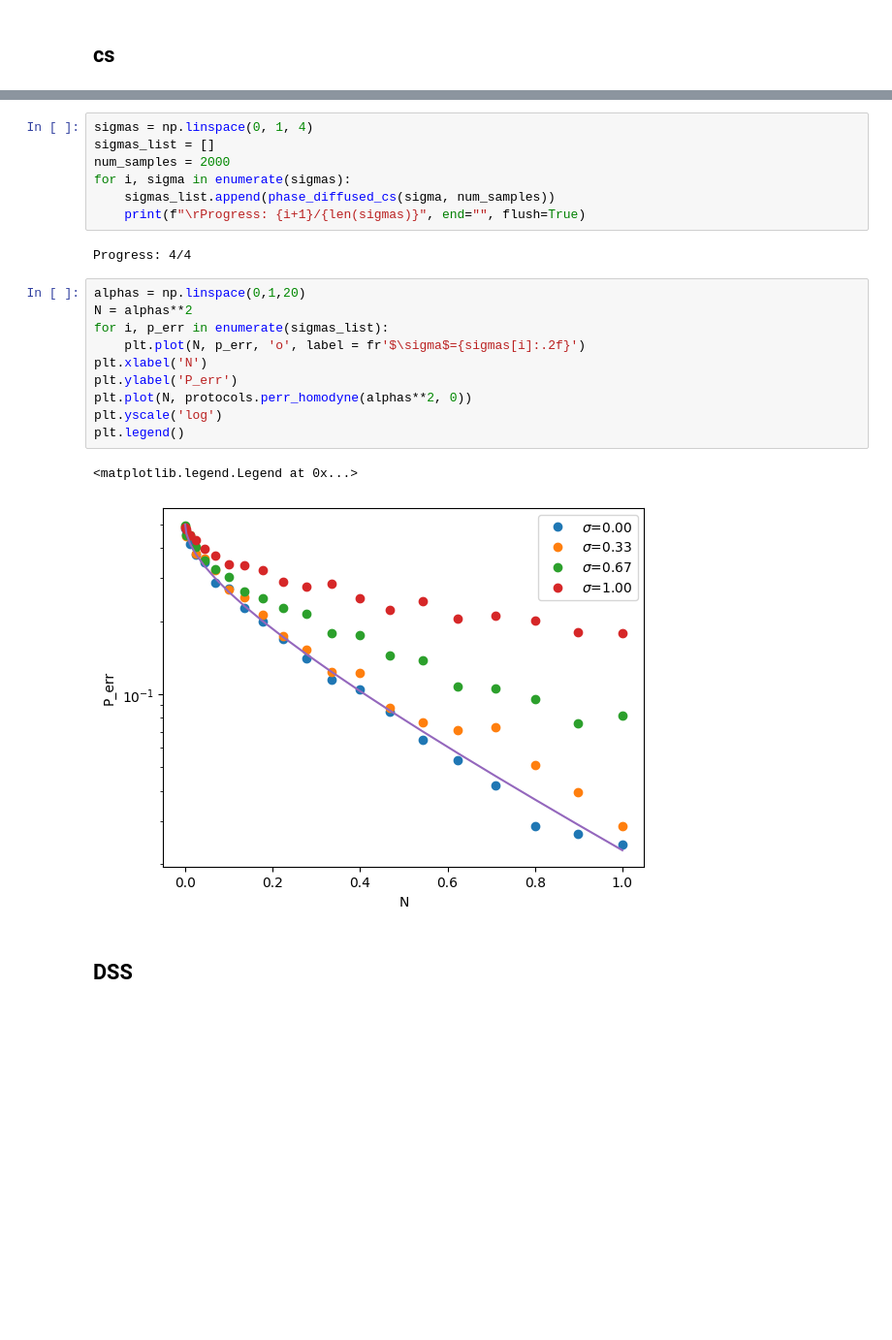
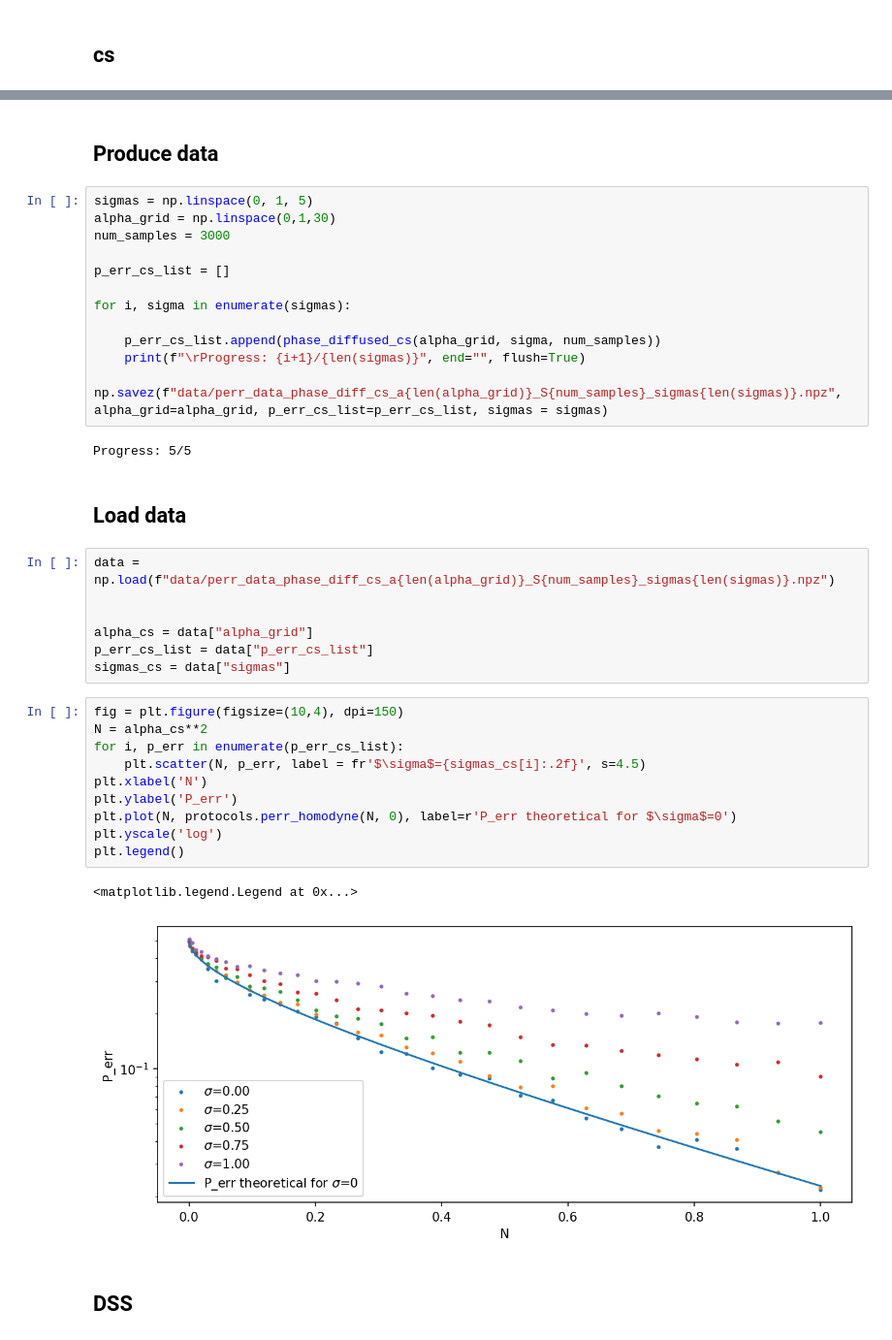
Before and after one commit to KPourgourides/Quantum-Communications-Internship-IRIDA-, a Jupyter notebook: phase_diffusion_protocol.ipynb, the cells around one changed output, grey strips where cells are left out. Shown at 97% size. Drawn from its saved outputs; the diff is of its cells as text; blank space fills up the shorter version.

Commit message:
organized file and produced data

```diff
--- a/phase_diffusion_protocol.ipynb
+++ b/phase_diffusion_protocol.ipynb
@@ -37,26 +40,43 @@ def phase_diffused_cs(sigma, num_samples):
     return p_err
+# %% [markdown]
+## Produce data
 # %%
-sigmas = np.linspace(0, 1, 4)
-sigmas_list = []
-num_samples = 2000
+sigmas = np.linspace(0, 1, 5)
+alpha_grid = np.linspace(0,1,30)
+num_samples = 3000
+
+p_err_cs_list = []
+
 for i, sigma in enumerate(sigmas):
-    sigmas_list.append(phase_diffused_cs(sigma, num_samples))
+
+    p_err_cs_list.append(phase_diffused_cs(alpha_grid, sigma, num_samples))
     print(f"\rProgress: {i+1}/{len(sigmas)}", end="", flush=True)
+
+np.savez(f"data/perr_data_phase_diff_cs_a{len(alpha_grid)}_S{num_samples}_sigmas{len(sigmas)}.npz", alpha_grid=alpha_grid, p_err_cs_list=p_err_cs_list, sigmas = sigmas)
 # %% [output]
-Progress: 4/4
+Progress: 5/5
-# %%
-alphas = np.linspace(0,1,20)
-N = alphas**2
-for i, p_err in enumerate(sigmas_list):
-    plt.plot(N, p_err, 'o', label = fr'$\sigma$={sigmas[i]:.2f}')
-plt.xlabel('N')
-plt.ylabel('P_err')
-plt.plot(N, protocols.perr_homodyne(alphas**2, 0))
-plt.yscale('log')
-plt.legend()
-# %% [output]
-<matplotlib.legend.Legend at 0x...>
-[figure, removed]
+# %% [markdown]
+## Load data
+# %%
+data = np.load(f"data/perr_data_phase_diff_cs_a{len(alpha_grid)}_S{num_samples}_sigmas{len(sigmas)}.npz")
+
+
+alpha_cs = data["alpha_grid"]
+p_err_cs_list = data["p_err_cs_list"]
+sigmas_cs = data["sigmas"]
+# %%
+fig = plt.figure(figsize=(10,4), dpi=150)
+N = alpha_cs**2
+for i, p_err in enumerate(p_err_cs_list):
+    plt.scatter(N, p_err, label = fr'$\sigma$={sigmas_cs[i]:.2f}', s=4.5)
+plt.xlabel('N')
+plt.ylabel('P_err')
+plt.plot(N, protocols.perr_homodyne(N, 0), label=r'P_err theoretical for $\sigma$=0')
+plt.yscale('log')
+plt.legend()
+# %% [output]
+<matplotlib.legend.Legend at 0x...>
+[figure, added]
 # %% [markdown]
 ## DSS
 # %%
```
Also changed, not shown: parts of 6 cells of this notebook, 2 other files.
